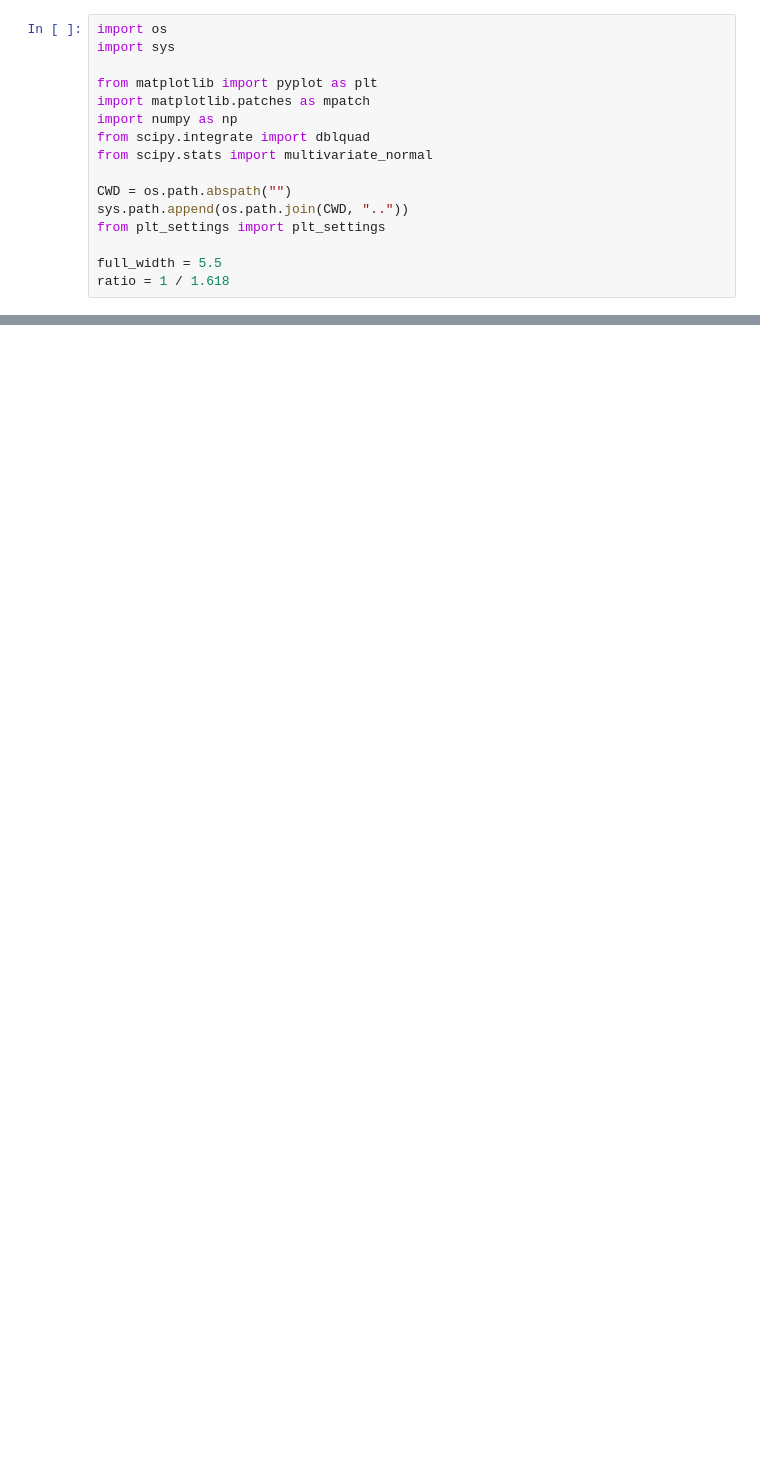
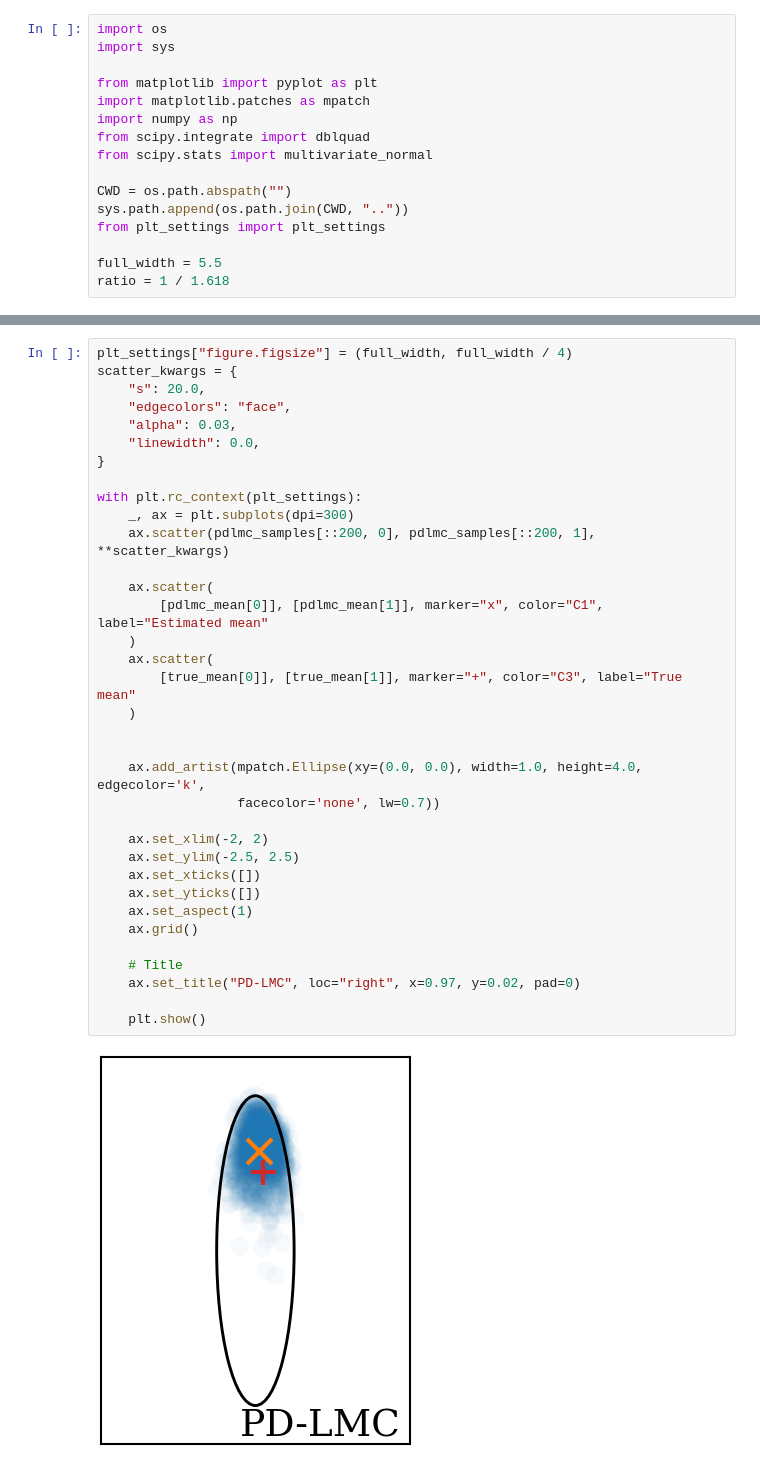
Before and after one commit to thiago-rissi/pdlmc_torch, a Jupyter notebook: 2d_gaussian.ipynb, the cells around one changed output, grey strips where cells are left out. Drawn from its saved outputs; the diff is of its cells as text; blank space fills up the shorter version.

```diff
--- a/2d_gaussian.ipynb
+++ b/2d_gaussian.ipynb
@@ -25,0 +73,37 @@ pdlmc_nu = sampling_data["pdlmc_nu"]
+# %%
+plt_settings["figure.figsize"] = (full_width, full_width / 4)
+scatter_kwargs = {
+    "s": 20.0,
+    "edgecolors": "face",
+    "alpha": 0.03,
+    "linewidth": 0.0,
+}
+
+with plt.rc_context(plt_settings):
+    _, ax = plt.subplots(dpi=300)
+    ax.scatter(pdlmc_samples[::200, 0], pdlmc_samples[::200, 1], **scatter_kwargs)
+
+    ax.scatter(
+        [pdlmc_mean[0]], [pdlmc_mean[1]], marker="x", color="C1", label="Estimated mean"
+    )
+    ax.scatter(
+        [true_mean[0]], [true_mean[1]], marker="+", color="C3", label="True mean"
+    )
+
+
+    ax.add_artist(mpatch.Ellipse(xy=(0.0, 0.0), width=1.0, height=4.0, edgecolor='k',
+                  facecolor='none', lw=0.7))
+
+    ax.set_xlim(-2, 2)
+    ax.set_ylim(-2.5, 2.5)
+    ax.set_xticks([])
+    ax.set_yticks([])
+    ax.set_aspect(1)
+    ax.grid()
+
+    # Title
+    ax.set_title("PD-LMC", loc="right", x=0.97, y=0.02, pad=0)
+
+    plt.show()
+# %% [output]
+[figure, added]
```
Also changed, not shown: parts of 5 cells of this notebook, 4 other files.
